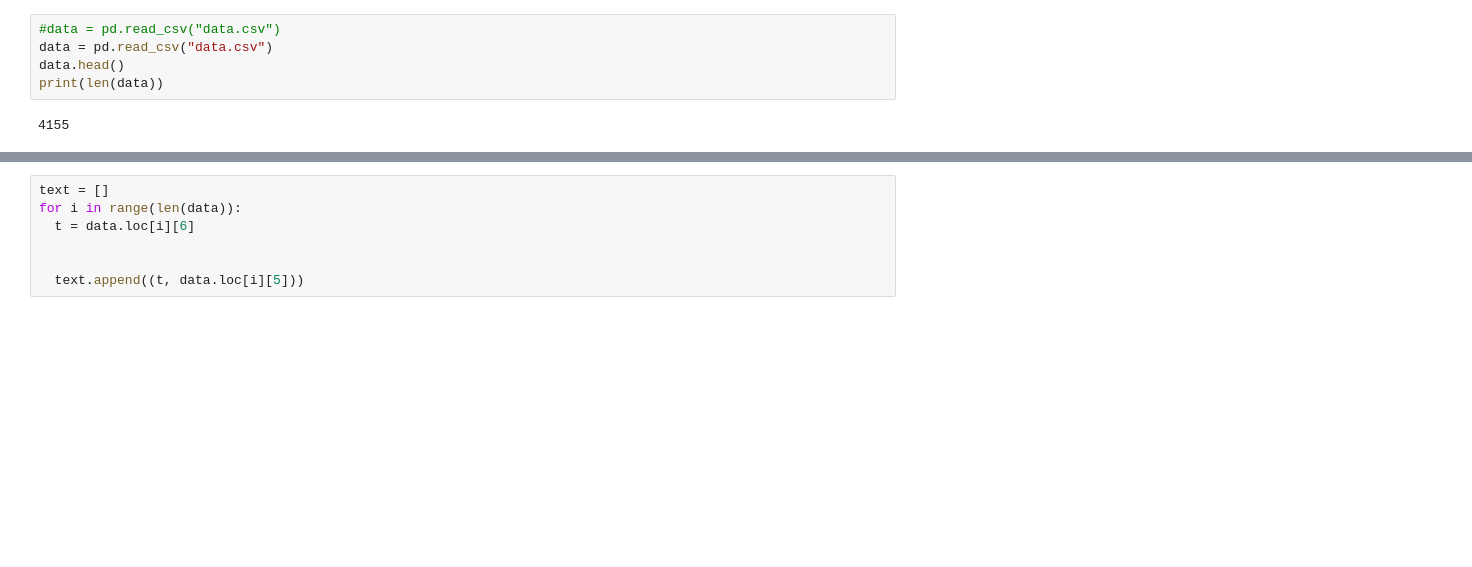
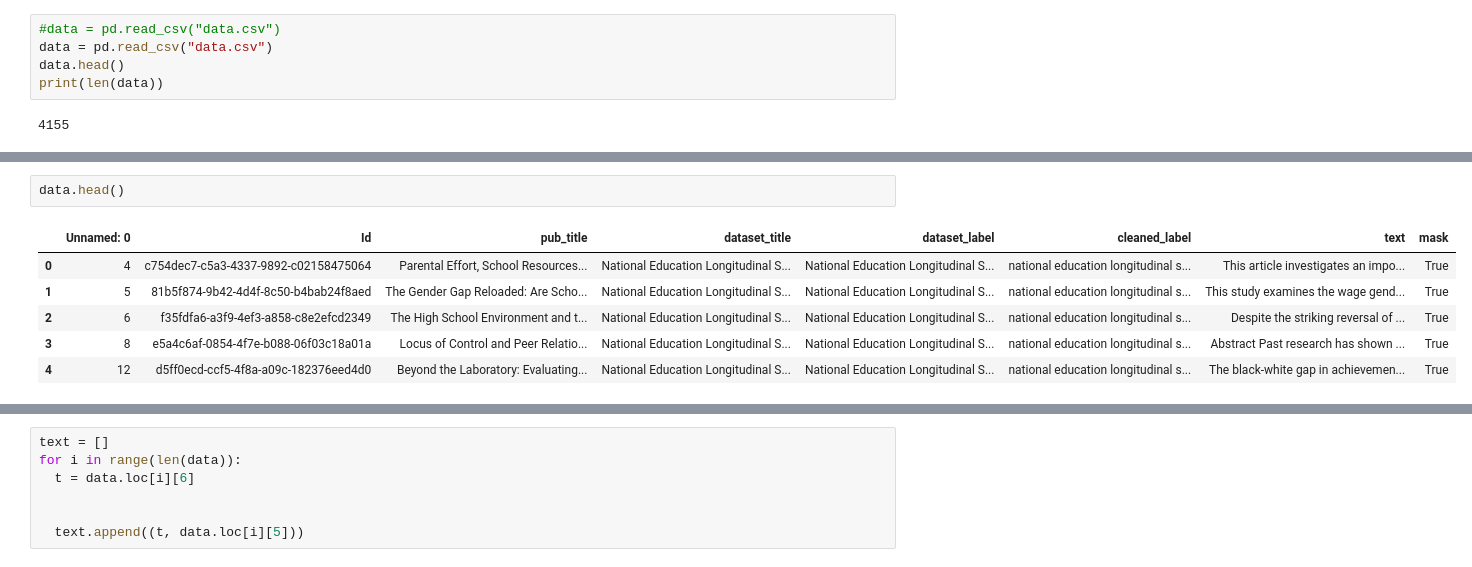
Before and after one commit to arodriguezca/NLP-course-project, a Jupyter notebook: bert_sent_seq2seq.ipynb, the cells around one changed output, grey strips where cells are left out. Saved outputs shown, nothing was run; the diff lists cells and outputs as text; blank space fills up the shorter version.

```diff
--- a/bert_sent_seq2seq.ipynb
+++ b/bert_sent_seq2seq.ipynb
@@ -71,0 +82,9 @@ print(len(data))
+# %%
+data.head()
+# %% [output]
+|  | Unnamed: 0 | Id | pub_title | dataset_title | dataset_label | cleaned_label | text | mask |
+| 0 | 4 | c754dec7-c5a3-4337-9892-c02158475064 | Parental Effort, School Resources... | National Education Longitudinal S... | National Education Longitudinal S... | national education longitudinal s... | This article investigates an impo... | True |
+| 1 | 5 | 81b5f874-9b42-4d4f-8c50-b4bab24f8aed | The Gender Gap Reloaded: Are Scho... | National Education Longitudinal S... | National Education Longitudinal S... | national education longitudinal s... | This study examines the wage gend... | True |
+| 2 | 6 | f35fdfa6-a3f9-4ef3-a858-c8e2efcd2349 | The High School Environment and t... | National Education Longitudinal S... | National Education Longitudinal S... | national education longitudinal s... | Despite the striking reversal of ... | True |
+| 3 | 8 | e5a4c6af-0854-4f7e-b088-06f03c18a01a | Locus of Control and Peer Relatio... | National Education Longitudinal S... | National Education Longitudinal S... | national education longitudinal s... | Abstract Past research has shown ... | True |
+| 4 | 12 | d5ff0ecd-ccf5-4f8a-a09c-182376eed4d0 | Beyond the Laboratory: Evaluating... | National Education Longitudinal S... | National Education Longitudinal S... | national education longitudinal s... | The black-white gap in achievemen... | True |
```
Also changed, not shown: parts of 46 cells of this notebook.
